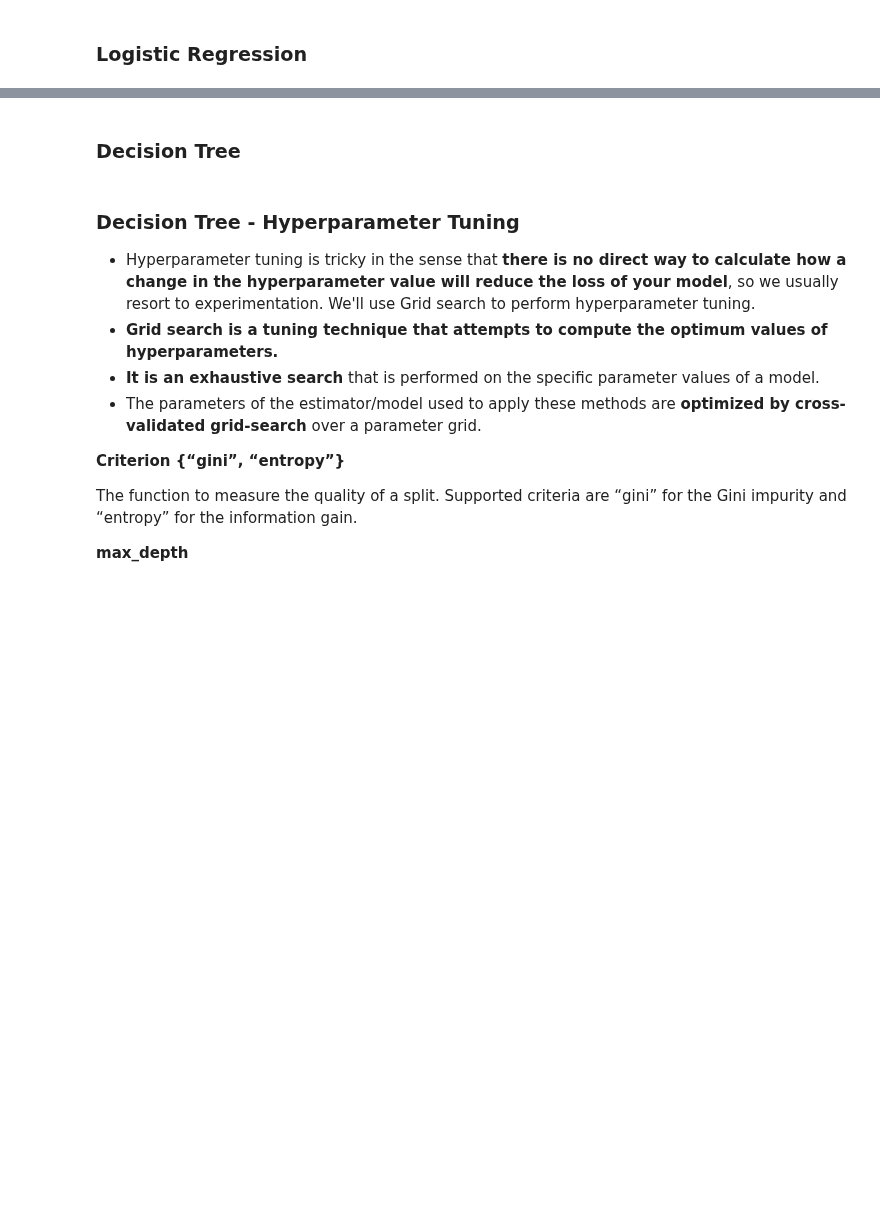
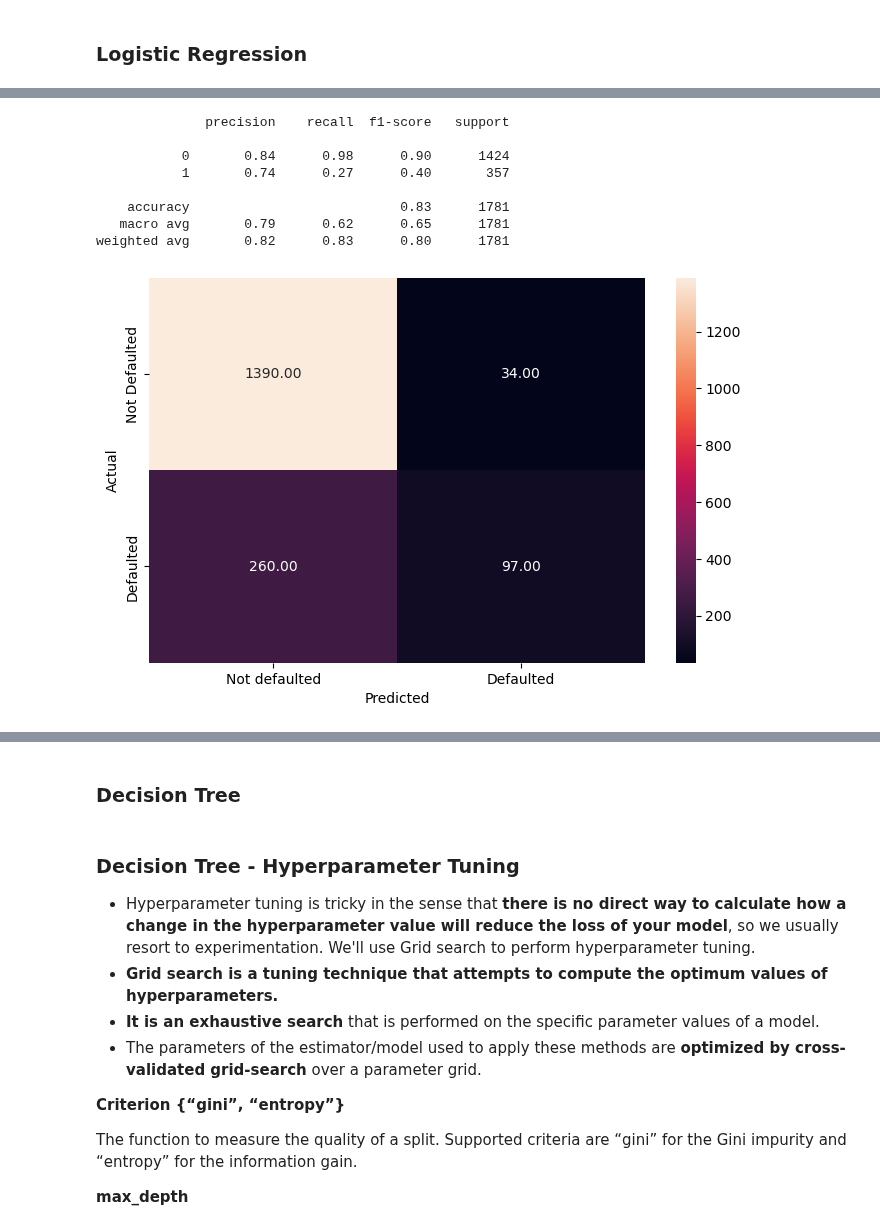
Before and after one commit to vmagar1729/analytiqbit, a Jupyter notebook: notebooks/Capstone_Project_Reference_Notebook_Loan_Default_Prediction_Full_Code.ipynb, the cells around one changed output, grey strips where cells are left out. Saved outputs shown, nothing was run; the diff lists cells and outputs as text; code cells hidden in the pictures; blank space fills up the shorter version.

```diff
--- a/notebooks/Capstone_Project_Reference_Notebook_Loan_Default_Prediction_Full_Code.ipynb
+++ b/notebooks/Capstone_Project_Reference_Notebook_Loan_Default_Prediction_Full_Code.ipynb
@@ -768,0 +815,14 @@ x_train, x_test, y_train, y_test = train_test_split(X, Y, test_size = 0.3, shuff
+# %%
+# Checking the performance on the test dataset
+y_pred_test = lg.predict(x_test)
+metrics_score(y_test, y_pred_test)
+# %% [output]
+              precision    recall  f1-score   support
+
+           0       0.84      0.98      0.90      1424
+           1       0.74      0.27      0.40       357
+
+    accuracy                           0.83      1781
+   macro avg       0.79      0.62      0.65      1781
+weighted avg       0.82      0.83      0.80      1781
+[figure, added]
```
Also changed, not shown: parts of 20 cells of this notebook, 4 other files.
